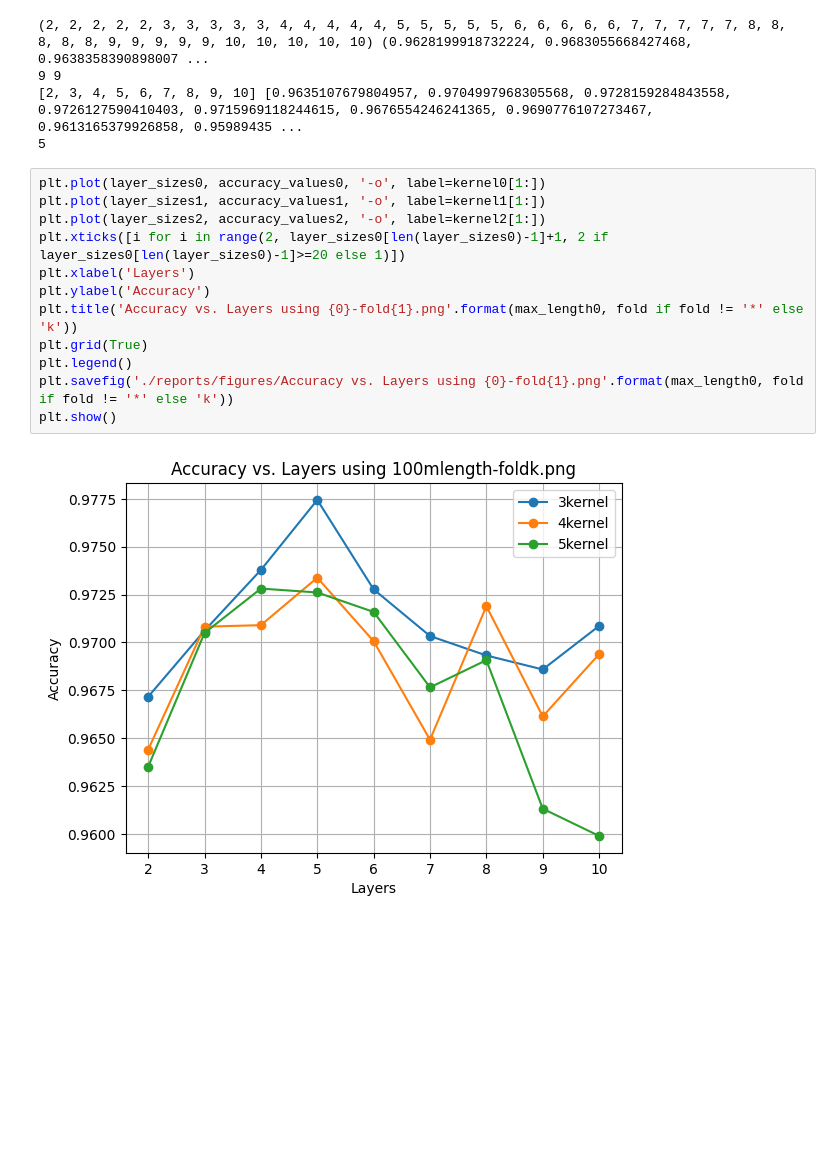
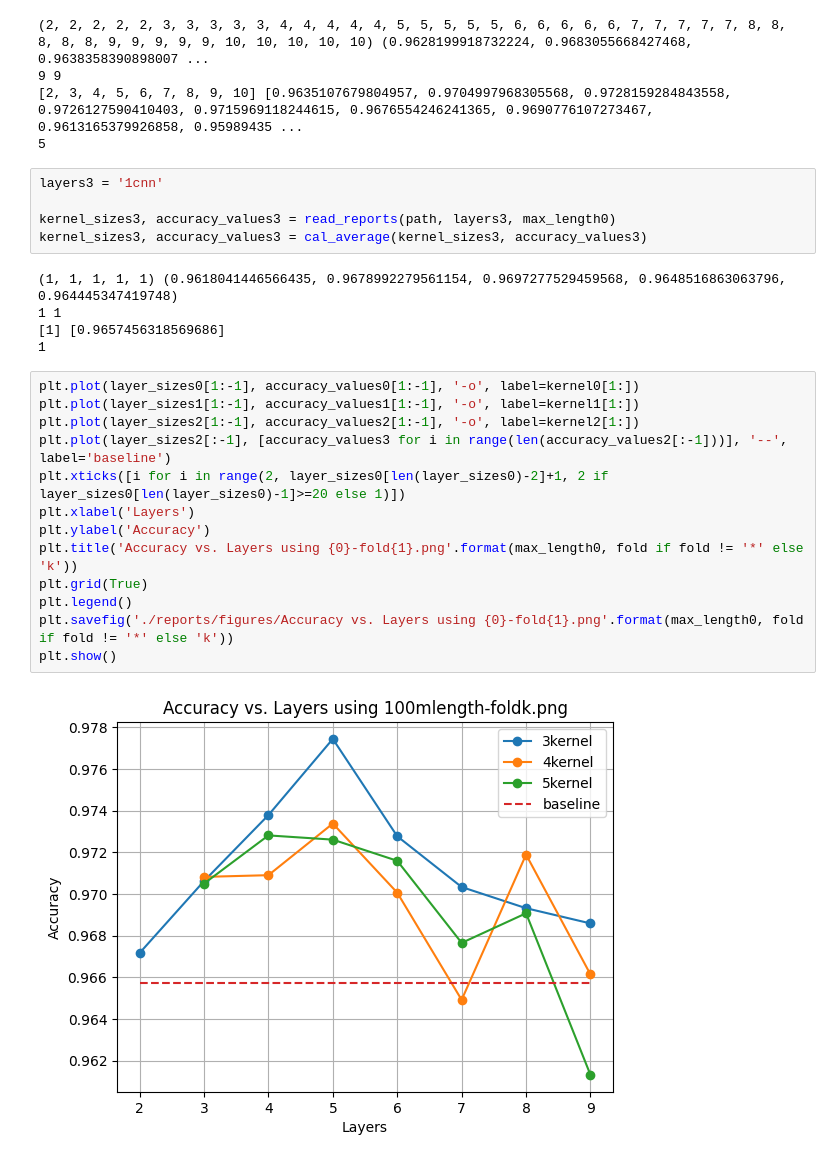
Before and after one commit to MinSuan96/TwitterSA, a Jupyter notebook: code/plot_report_varying_layers.ipynb, the cells around one changed output. Drawn from its saved outputs; the diff is of its cells as text; blank space fills up the shorter version.

```diff
--- a/code/plot_report_varying_layers.ipynb
+++ b/code/plot_report_varying_layers.ipynb
@@ -85,17 +85,28 @@ layer_sizes2, accuracy_values2 = cal_average(layer_sizes2, accuracy_values2)
 9 9
 [2, 3, 4, 5, 6, 7, 8, 9, 10] [0.9635107679804957, 0.9704997968305568, 0.9728159284843558, 0.9726127590410403, 0.9715969118244615, 0.9676554246241365, 0.9690776107273467, 0.9613165379926858, 0.95989435 ...
 5
+# %%
+layers3 = '1cnn'
+
+kernel_sizes3, accuracy_values3 = read_reports(path, layers3, max_length0)
+kernel_sizes3, accuracy_values3 = cal_average(kernel_sizes3, accuracy_values3)
+# %% [output]
+(1, 1, 1, 1, 1) (0.9618041446566435, 0.9678992279561154, 0.9697277529459568, 0.9648516863063796, 0.964445347419748)
+1 1
+[1] [0.9657456318569686]
+1
 # %%
-plt.plot(layer_sizes0, accuracy_values0, '-o', label=kernel0[1:])
-plt.plot(layer_sizes1, accuracy_values1, '-o', label=kernel1[1:])
-plt.plot(layer_sizes2, accuracy_values2, '-o', label=kernel2[1:])
-plt.xticks([i for i in range(2, layer_sizes0[len(layer_sizes0)-1]+1, 2 if layer_sizes0[len(layer_sizes0)-1]>=20 else 1)])
+plt.plot(layer_sizes0[1:-1], accuracy_values0[1:-1], '-o', label=kernel0[1:])
+plt.plot(layer_sizes1[1:-1], accuracy_values1[1:-1], '-o', label=kernel1[1:])
+plt.plot(layer_sizes2[1:-1], accuracy_values2[1:-1], '-o', label=kernel2[1:])
+plt.plot(layer_sizes2[:-1], [accuracy_values3 for i in range(len(accuracy_values2[:-1]))], '--', label='baseline')
+plt.xticks([i for i in range(2, layer_sizes0[len(layer_sizes0)-2]+1, 2 if layer_sizes0[len(layer_sizes0)-1]>=20 else 1)])
 plt.xlabel('Layers')
 plt.ylabel('Accuracy')
 plt.title('Accuracy vs. Layers using {0}-fold{1}.png'.format(max_length0, fold if fold != '*' else 'k'))
 plt.grid(True)
 plt.legend()
 plt.savefig('./reports/figures/Accuracy vs. Layers using {0}-fold{1}.png'.format(max_length0, fold if fold != '*' else 'k'))
 plt.show()
 # %% [output]
-[figure, old version]
+[figure, new version]
```
Also changed, not shown: parts of 1 cell of this notebook, 7 other files.
